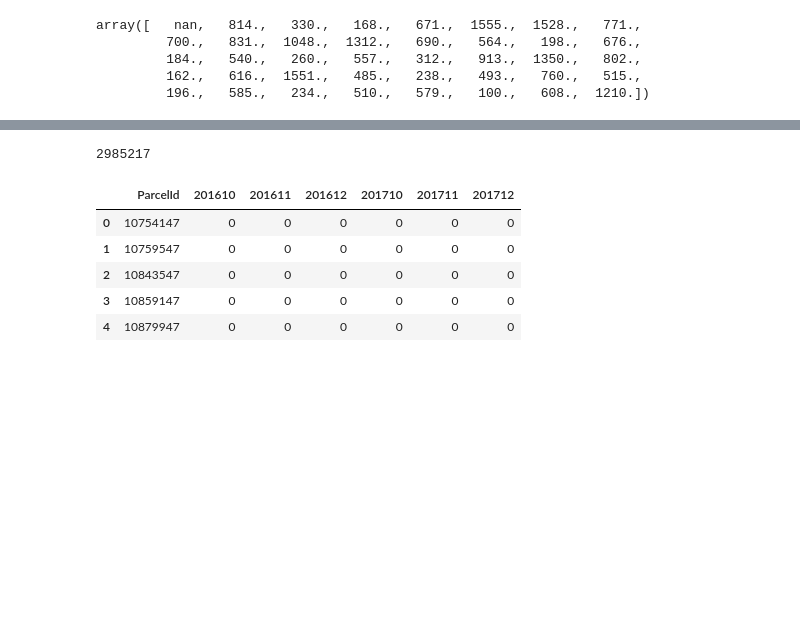
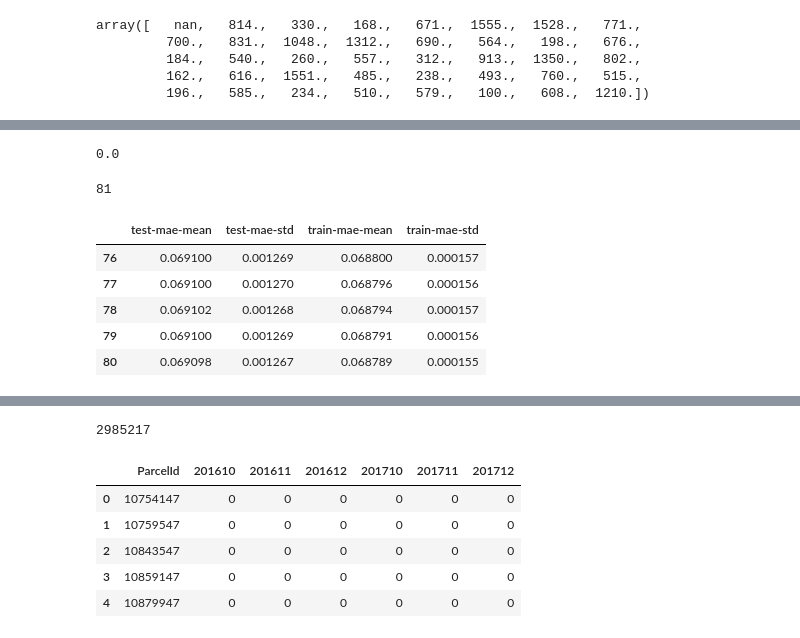
Before and after one commit to ttekampe/kaggle, a Jupyter notebook: zillow/zillow.ipynb, the cells around one changed output, grey strips where cells are left out. Cells and saved outputs as stored; diff of their text form; code cells hidden in the pictures; blank space fills up the shorter version.

```diff
--- a/zillow/zillow.ipynb
+++ b/zillow/zillow.ipynb
@@ -151,0 +309,5 @@ test_y = test['logerror']
+# %%
+max_depth = gsearch1.best_params_['max_depth']
+print(max_depth)
+min_child_weight = gsearch1.best_params_['min_child_weight']
+print(min_child_weight)
@@ -151,0 +418,5 @@ test_y = test['logerror']
+# %%
+max_depth = gsearch2b.best_params_['max_depth']
+print(max_depth)
+min_child_weight = gsearch2b.best_params_['min_child_weight']
+print(min_child_weight)
@@ -151,0 +462,39 @@ test_y = test['logerror']
+# %%
+gamma = gsearch3.best_params_['gamma']
+print(gamma)
+# %% [output]
+0.0
+# %%
+xgb2 = XGBRegressor(
+    learning_rate =0.1,
+    n_estimators=20000,
+    max_depth=max_depth,
+    min_child_weight=min_child_weight,
+    gamma=gamma,
+    objective='reg:linear',
+    nthread=2,
+    seed=27
+)
+
+
+cvresult = xgb.cv(
+    xgb2.get_xgb_params(),
+    xgtrain,
+    num_boost_round=xgb2.get_params()['n_estimators'],
+    nfold=10,
+    metrics='mae',
+    early_stopping_rounds=50,
+    verbose_eval=False
+)
+# %%
+n_trees = len(cvresult)
+print(n_trees)
+cvresult.tail()
+# %% [output]
+81
+|  | test-mae-mean | test-mae-std | train-mae-mean | train-mae-std |
+| 76 | 0.069100 | 0.001269 | 0.068800 | 0.000157 |
+| 77 | 0.069100 | 0.001270 | 0.068796 | 0.000156 |
+| 78 | 0.069102 | 0.001268 | 0.068794 | 0.000157 |
+| 79 | 0.069100 | 0.001269 | 0.068791 | 0.000156 |
+| 80 | 0.069098 | 0.001267 | 0.068789 | 0.000155 |
```
Also changed, not shown: parts of 45 cells of this notebook.
